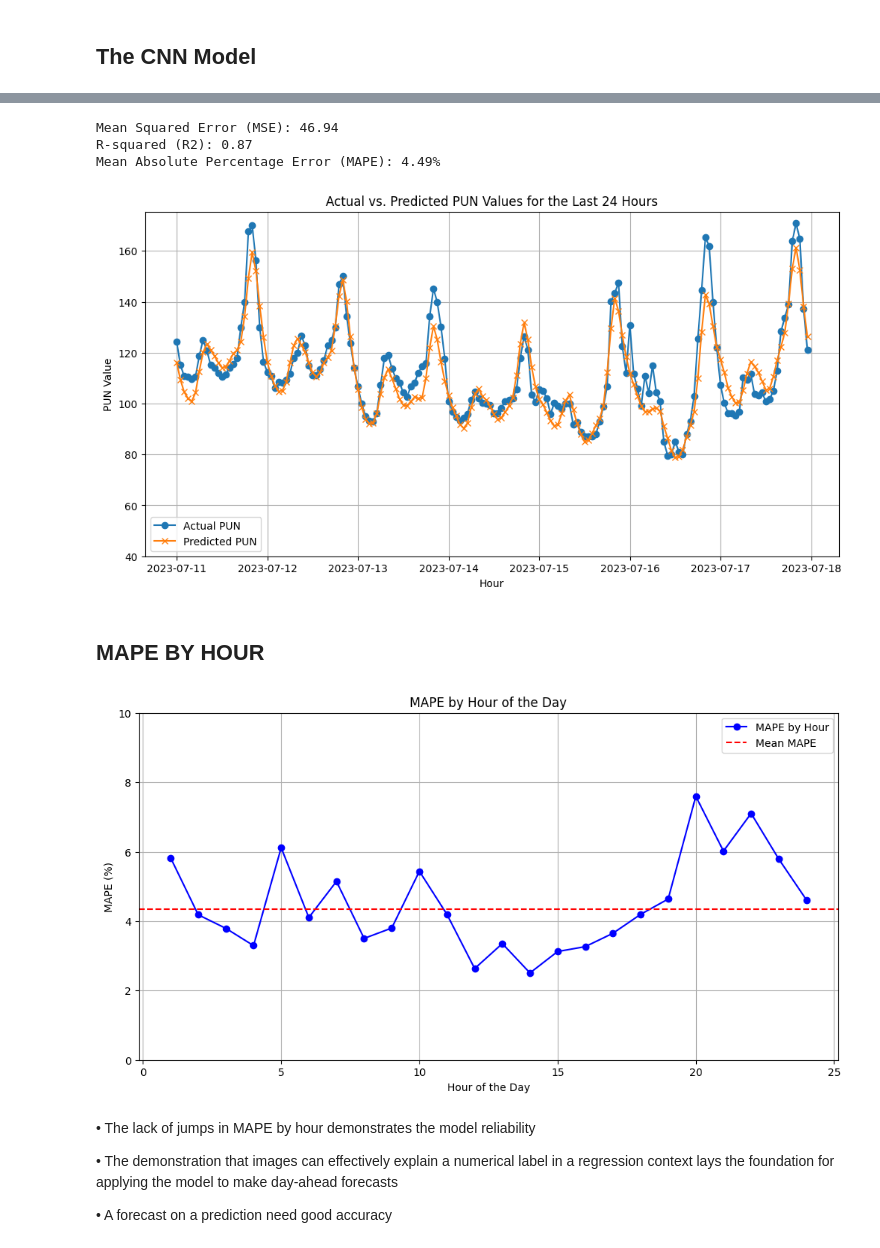
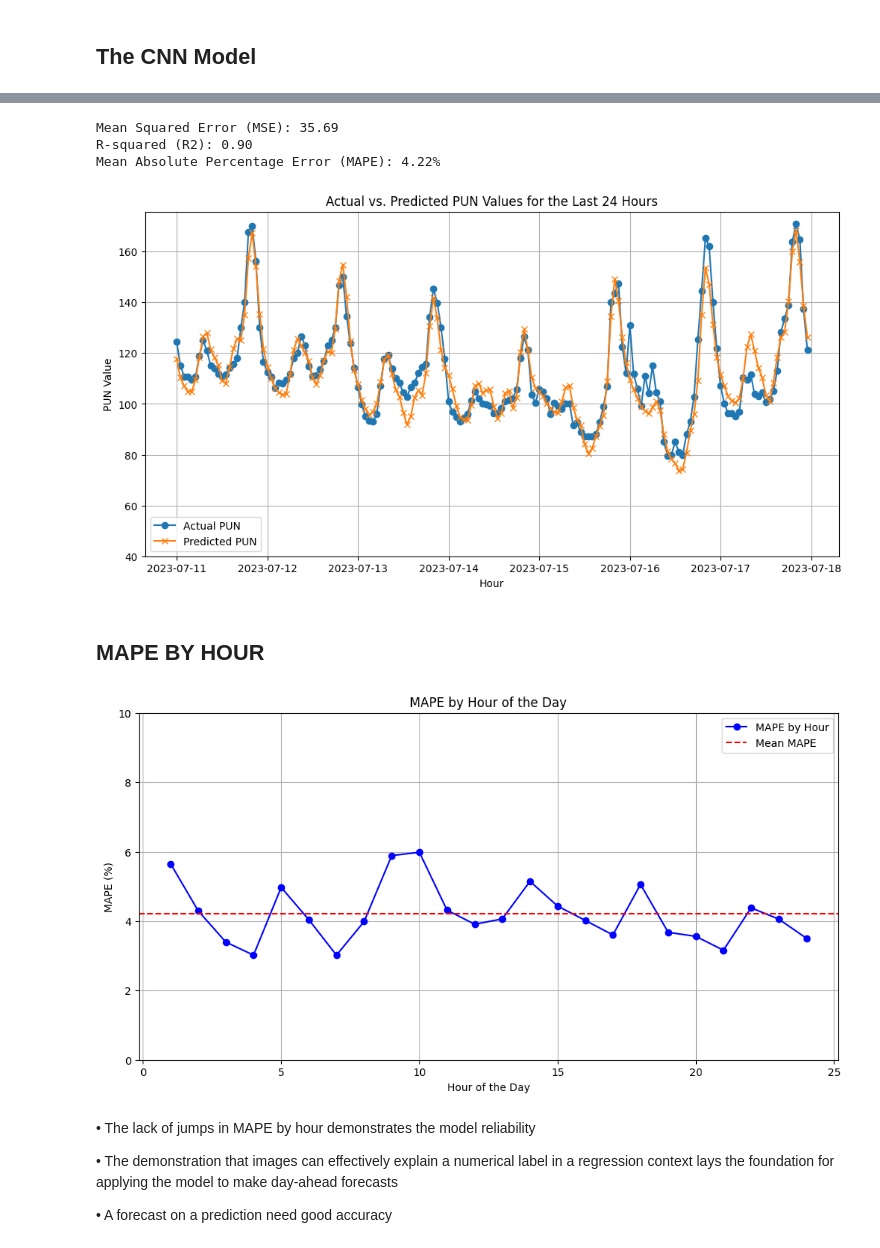
Before and after one commit to pirarbaaa/CNN_TimeSeries, a Jupyter notebook: Convolutional Neural Network Model for Prices.ipynb, the cells around one changed output, grey strips where cells are left out. Cells and saved outputs as stored; diff of their text form; code cells hidden in the pictures.

```diff
--- a/Convolutional Neural Network Model for Prices.ipynb
+++ b/Convolutional Neural Network Model for Prices.ipynb
@@ -35,3 +39,9 @@ from sklearn.preprocessing import StandardScaler
 from sklearn.preprocessing import MinMaxScaler
 from sklearn.decomposition import PCA
 scaler = MinMaxScaler(feature_range = (0, 1))
+# %%
+## LOAD THE DATAFRAME
+df = pd.read_excel(r"G:\My Drive\TESI\CAPITOLI\DATASET\Dataset Tesi Completo_prova.xlsx")
+df = df.set_index('Data')
+df = df.dropna()
+df = df.iloc[:-408]
@@ -37,0 +50,20 @@ scaler = MinMaxScaler(feature_range = (0, 1))
+# %%
+fig = plt.figure(figsize=(10, 8))
+gs = GridSpec(3, 1, height_ratios=[1.2, 1.2, 0.1])
+
+for i in range(0,3):
+    ax1 = plt.subplot(gs[0])
+    ax2 = plt.subplot(gs[1])
+    ax3 = plt.subplot(gs[2])
+
+sns.boxplot(data=df.iloc[:, :-23], ax=ax1, orient="h", palette="colorblind")
+ax1.set_yticklabels(df.iloc[:, :-23].columns)
+
+sns.boxplot(data=df.iloc[:, 19:-1], ax=ax2, orient="h", palette="colorblind")
+ax2.set_yticklabels(df.iloc[:, 19:-1].columns)
+
+sns.boxplot(data=df.iloc[:, -1:], ax=ax3, orient="h", palette="colorblind")
+ax3.set_yticklabels(df.iloc[:, -1:].columns)
+
+plt.tight_layout()
+plt.show()
@@ -38,10 +72,4 @@ scaler = MinMaxScaler(feature_range = (0, 1))
 # %%
-## LOAD THE DATAFRAME
-df = pd.read_excel(r"G:\My Drive\TESI\CAPITOLI\DATASET\Dataset Tesi prova variabili.xlsx")
-df = df.set_index('Data')
-df = df.dropna()
-df = df.iloc[:-408]
-
 #Create lagged values
 df["previous1day_price"] = df["PUN"].shift(24)
 df["previous2day_price"] = df["PUN"].shift(24*2)
@@ -414,8 +442,8 @@ model = tf.keras.Sequential([
     tf.keras.layers.Conv2D(64, (3, 3), activation='relu'),
     tf.keras.layers.MaxPooling2D(2, 2),
     tf.keras.layers.Flatten(),
-    tf.keras.layers.Dense(128, activation='relu'),
-    tf.keras.layers.Dropout(0.5), ## Questo layer dovrebbe prevenire dall'overfitting! (Insieme all'early stopping)
+    tf.keras.layers.Dense(64, activation='relu'),
+    tf.keras.layers.Dropout(0.3), ## Questo layer dovrebbe prevenire dall'overfitting! (Insieme all'early stopping)
     tf.keras.layers.Dense(1)  # Output layer with one neuron for regression
 ])
 
@@ -424,9 +452,9 @@ plot_model(model, to_file='model_plot.png', show_shapes=True, show_layer_names=T
 model.compile(optimizer='adam', loss='mean_squared_error')
 
 # INTRODUCO UN EARLY STOPPING
-early_stopping = EarlyStopping(monitor='val_loss', patience=5, restore_best_weights=True)
+early_stopping = EarlyStopping(monitor='val_loss', patience=10, restore_best_weights=True)
 
-history = model.fit(X_train, y_train, epochs=100, validation_data=(X_test, y_test), callbacks=[early_stopping])
+history = model.fit(X_train, y_train, epochs=300, validation_data=(X_test, y_test), callbacks=[early_stopping])
 
 plot_model(model, to_file='model_architecture.png', show_shapes=True)
 
@@ -561,10 +589,10 @@ plt.legend()
 plt.grid()
 plt.show()
 # %% [output]
-Mean Squared Error (MSE): 46.94
-R-squared (R2): 0.87
-Mean Absolute Percentage Error (MAPE): 4.49%
+Mean Squared Error (MSE): 35.69
+R-squared (R2): 0.90
+Mean Absolute Percentage Error (MAPE): 4.22%
-[figure, old version]
+[figure, new version]
 # %% [markdown]
 ## MAPE BY HOUR
 # %%
@@ -576,40 +604,40 @@ labels.index = df.index[-24*giorni:]
 
 # Assuming last_24_predictions and labels have the same shape
 mape_by_hour = []
-
+y_test, y_pred
 for hour in range(24):
     predictions_hour = last_24_predictions[hour::24]  # Select every 24th column (hourly data)
     labels_hour = labels[hour::24]  # Select every 24th column (hourly data)
 
     absolute_percentage_errors = np.abs((predictions_hour - labels_hour) / labels_hour)
     mape_hour = absolute_percentage_errors.mean() * 100
     mape_by_hour.append(mape_hour[0])
 # Create a DataFrame to store MAPE values by hour
 mape_df = pd.DataFrame({'Hour': range(1,25), 'MAPE': mape_by_hour})
 mape_df = mape_df.set_index('Hour')
 
 # Plot the MAPE values
 plt.figure(figsize=(12, 6))
 plt.plot(mape_df.index, mape_df['MAPE'], marker='o', linestyle='-', color='b', label='MAPE by Hour')
 
 # Calculate the mean MAPE
 mean_mape = mape_df['MAPE'].mean()
 
 # Plot the mean as a straight line
-plt.axhline(4.34, color='r', linestyle='--', label='Mean MAPE')
+plt.axhline(mean_mape, color='r', linestyle='--', label='Mean MAPE')
 
 # Add labels and legend
 plt.xlabel('Hour of the Day')
 plt.ylabel('MAPE (%)')
 plt.title('MAPE by Hour of the Day')
 plt.ylim(0,10)
 plt.legend()
 
 # Show the plot
 plt.grid(True)
 plt.show()
 # %% [output]
-[figure, old version]
+[figure, new version]
 # %% [markdown]
 • The lack of jumps in MAPE by hour demonstrates the model reliability
 
```
Also changed, not shown: parts of 11 cells of this notebook.
